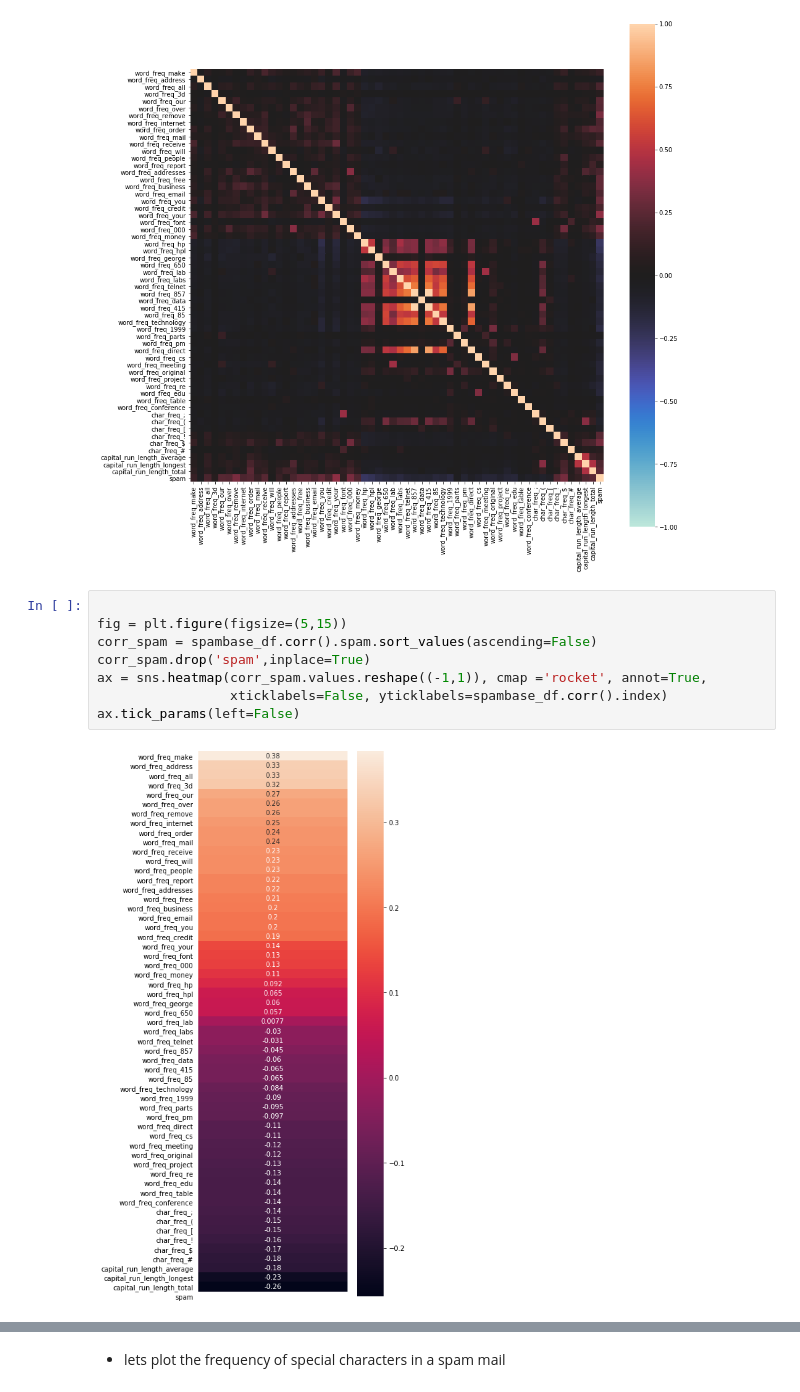
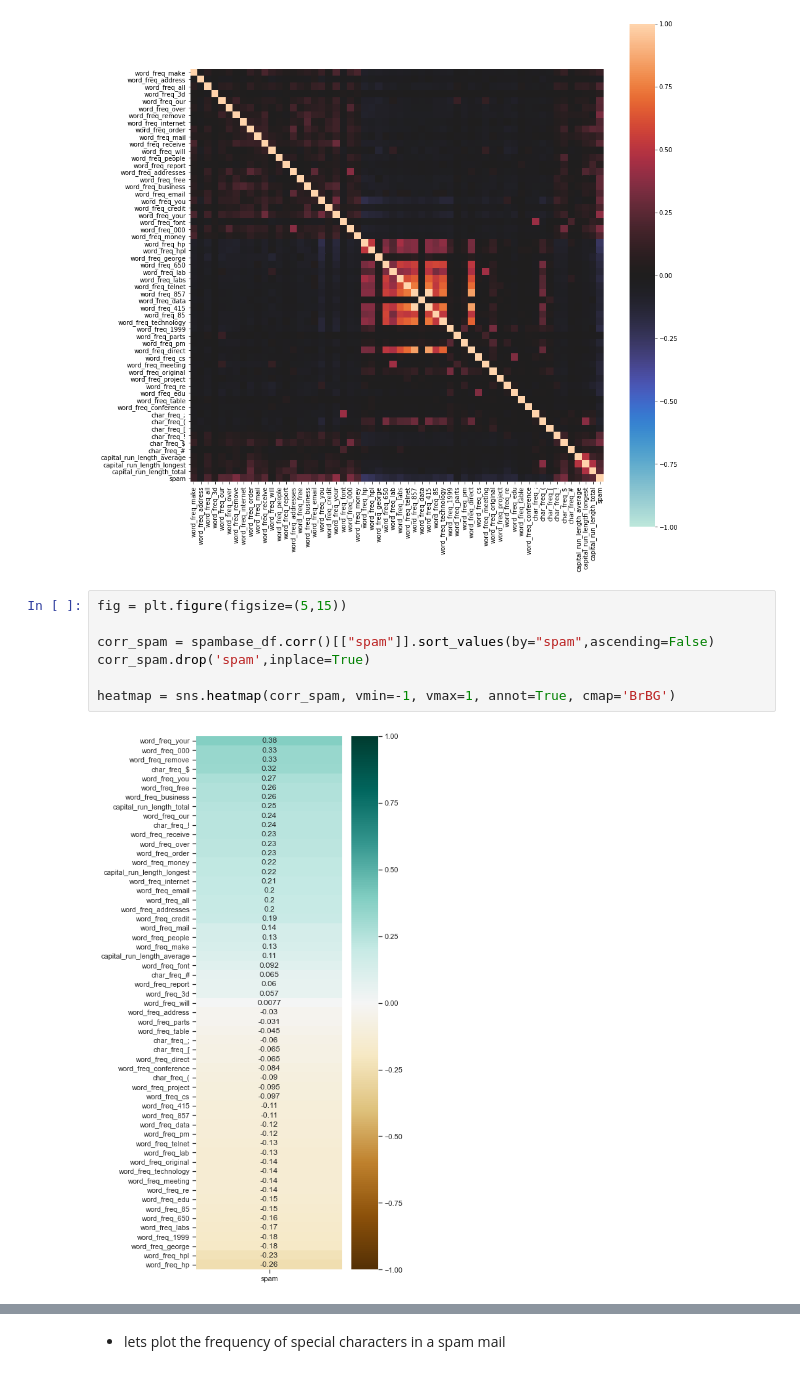
Before and after one commit to Maxime-JULLIEN/ESILV-Python, a Jupyter notebook: spambase_project.ipynb, the cells around one changed output, grey strips where cells are left out. Saved outputs shown, nothing was run; the diff lists cells and outputs as text.

Commit message:
- Model Tuning ->  spambase_project.ipynb [added] - Rapport [added]

```diff
--- a/spambase_project.ipynb
+++ b/spambase_project.ipynb
@@ -96,12 +107,11 @@ sns.heatmap(spambase_df.corr(), cmap ="icefire", vmin=-1, square=True,)
 <matplotlib.axes._subplots.AxesSubplot at 0x...>
 [figure]
 # %%
+fig = plt.figure(figsize=(5,15))
 
-fig = plt.figure(figsize=(5,15))
-corr_spam = spambase_df.corr().spam.sort_values(ascending=False)
+corr_spam = spambase_df.corr()[["spam"]].sort_values(by="spam",ascending=False)
 corr_spam.drop('spam',inplace=True)
-ax = sns.heatmap(corr_spam.values.reshape((-1,1)), cmap ='rocket', annot=True,
-                 xticklabels=False, yticklabels=spambase_df.corr().index)
-ax.tick_params(left=False)
+
+heatmap = sns.heatmap(corr_spam, vmin=-1, vmax=1, annot=True, cmap='BrBG')
 # %% [output]
-[figure, old version]
+[figure, new version]
```
Also changed, not shown: parts of 32 cells of this notebook, 1 other file.
